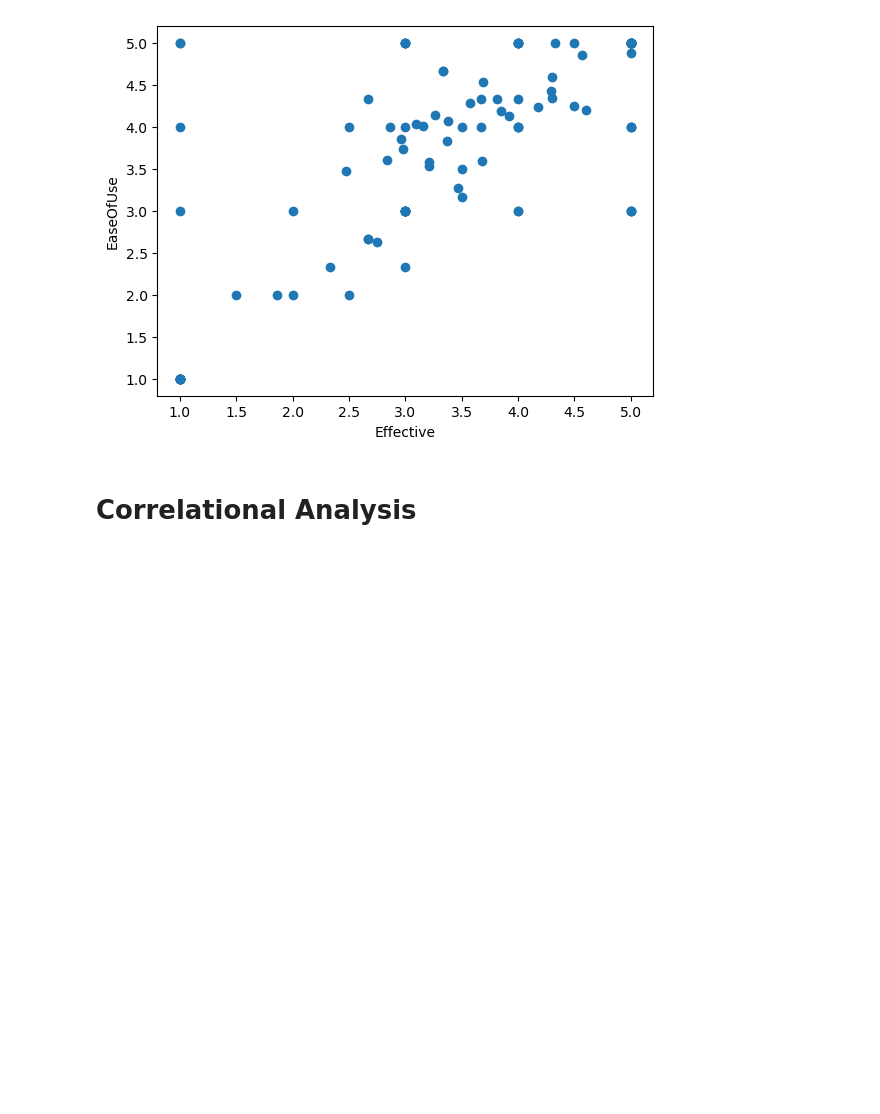
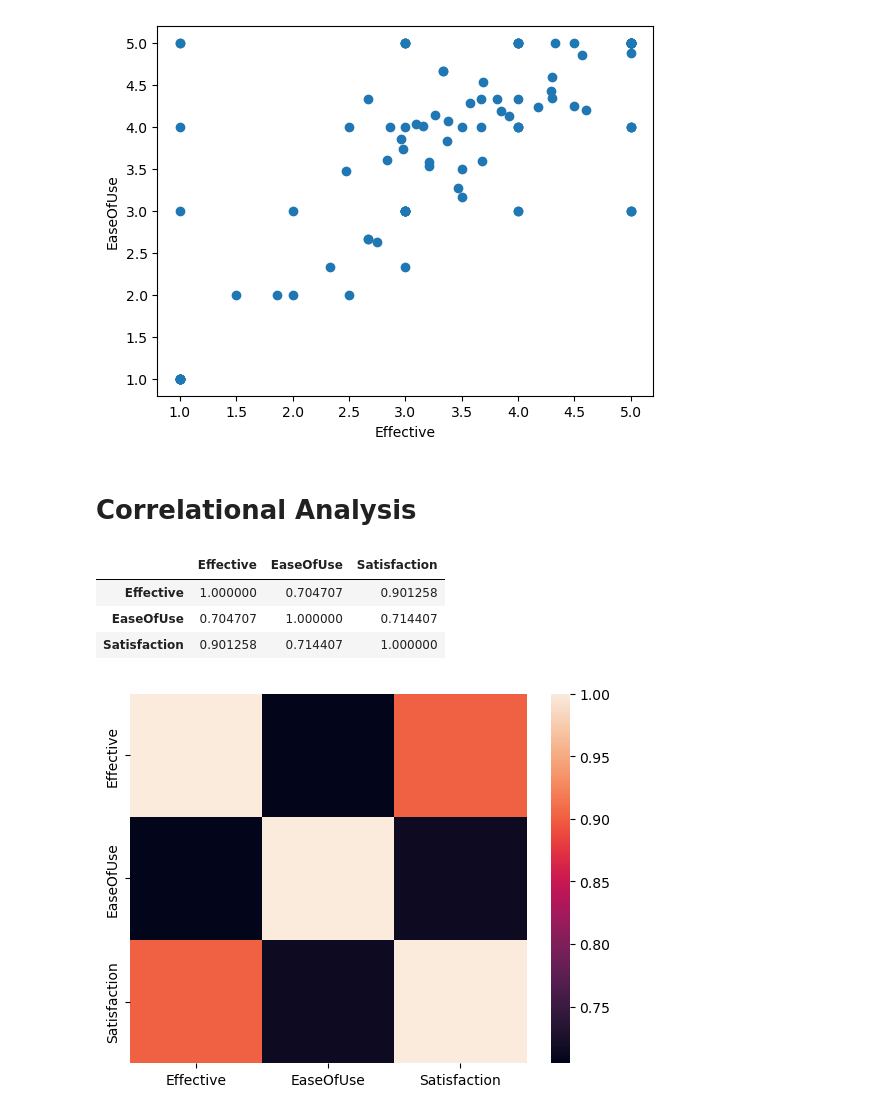
Before and after one commit to deshpandeanu/BasicProjectsPython, a Jupyter notebook: drug-efficacy-analysis-draft.ipynb, the cells around one changed output. Cells and saved outputs as stored; diff of their text form; code cells hidden in the pictures; blank space fills up the shorter version.

Commit message:
Kaggle Notebook | Drug Performance eval analysis draft | Version 11 || Correlational Analysis

```diff
--- a/drug-efficacy-analysis-draft.ipynb
+++ b/drug-efficacy-analysis-draft.ipynb
@@ -274,3 +274,16 @@ pyplt.show()
 [figure]
 # %% [markdown]
 # Correlational Analysis
+# %%
+correlations = data.corr()
+correlations
+# %% [output]
+|  | Effective | EaseOfUse | Satisfaction |
+| Effective | 1.000000 | 0.704707 | 0.901258 |
+| EaseOfUse | 0.704707 | 1.000000 | 0.714407 |
+| Satisfaction | 0.901258 | 0.714407 | 1.000000 |
+# %%
+sns.heatmap(correlations)
+pyplt.show()
+# %% [output]
+[figure, added]
```
Also changed, not shown: parts of 1 cell of this notebook.
